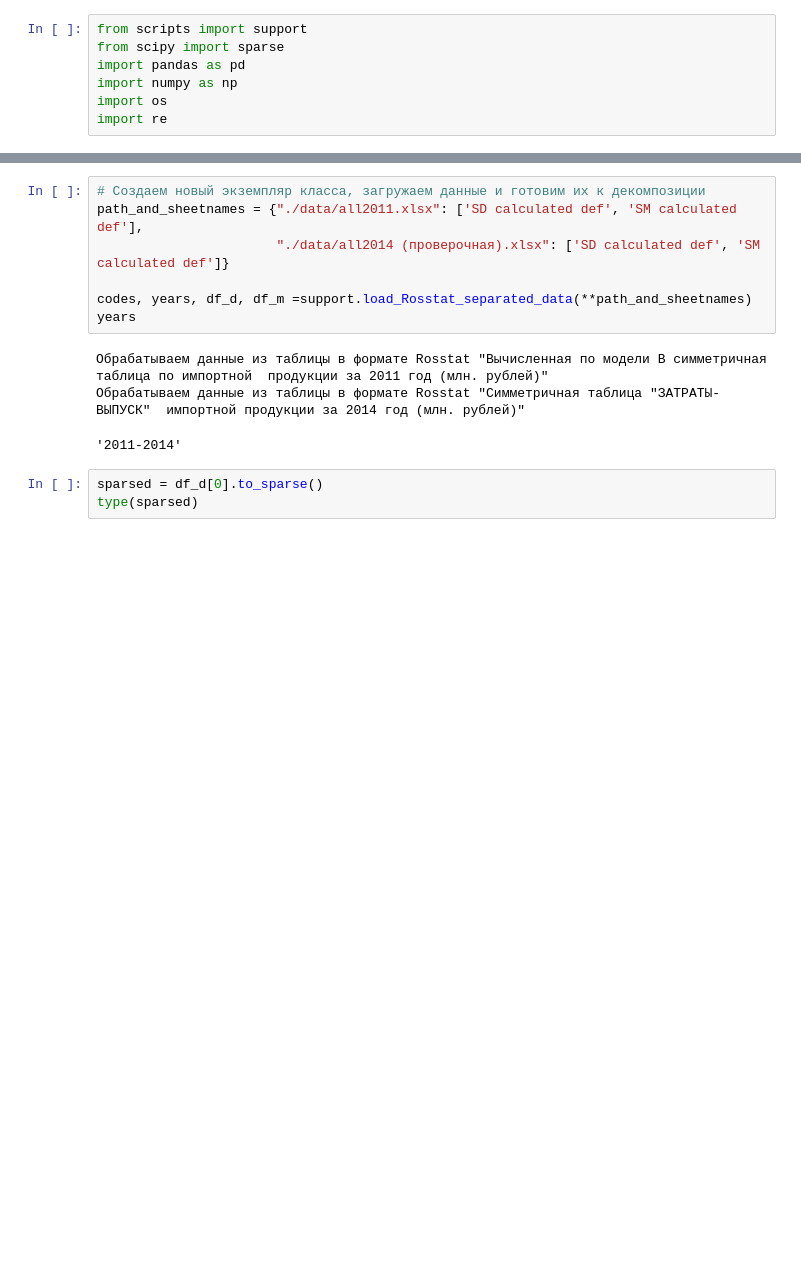
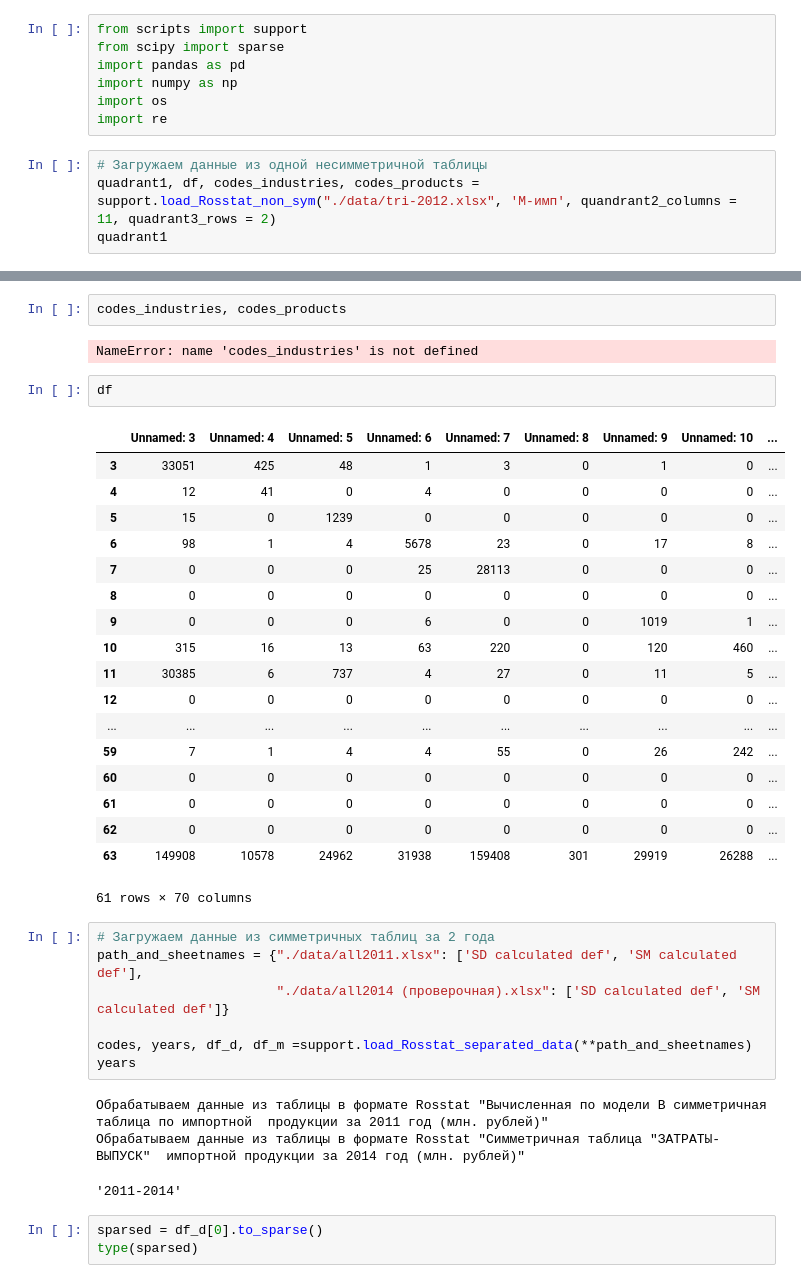
Before and after one commit to Vasyka/Disaggregation, a Jupyter notebook: Test.ipynb, the cells around one changed output, grey strips where cells are left out. Cells and saved outputs as stored; diff of their text form; blank space fills up the shorter version.

Commit message:
input for nonsymmetric tables

```diff
--- a/Test.ipynb
+++ b/Test.ipynb
@@ -5,3 +5,7 @@ import pandas as pd
 import numpy as np
 import os
 import re
+# %%
+# Загружаем данные из одной несимметричной таблицы
+quadrant1, df, codes_industries, codes_products = support.load_Rosstat_non_sym("./data/tri-2012.xlsx", 'М-имп', quandrant2_columns = 11, quadrant3_rows = 2)
+quadrant1
@@ -8,5 +55,30 @@ import re
+# %%
+codes_industries, codes_products
+# %% [output]
+NameError: name 'codes_industries' is not defined
+# %%
+df
+# %% [output]
+|  | Unnamed: 3 | Unnamed: 4 | Unnamed: 5 | Unnamed: 6 | Unnamed: 7 | Unnamed: 8 | Unnamed: 9 | Unnamed: 10 | ... |
+| 3 | 33051 | 425 | 48 | 1 | 3 | 0 | 1 | 0 | ... |
+| 4 | 12 | 41 | 0 | 4 | 0 | 0 | 0 | 0 | ... |
+| 5 | 15 | 0 | 1239 | 0 | 0 | 0 | 0 | 0 | ... |
+| 6 | 98 | 1 | 4 | 5678 | 23 | 0 | 17 | 8 | ... |
+| 7 | 0 | 0 | 0 | 25 | 28113 | 0 | 0 | 0 | ... |
+| 8 | 0 | 0 | 0 | 0 | 0 | 0 | 0 | 0 | ... |
+| 9 | 0 | 0 | 0 | 6 | 0 | 0 | 1019 | 1 | ... |
+| 10 | 315 | 16 | 13 | 63 | 220 | 0 | 120 | 460 | ... |
+| 11 | 30385 | 6 | 737 | 4 | 27 | 0 | 11 | 5 | ... |
+| 12 | 0 | 0 | 0 | 0 | 0 | 0 | 0 | 0 | ... |
+| ... | ... | ... | ... | ... | ... | ... | ... | ... | ... |
+| 59 | 7 | 1 | 4 | 4 | 55 | 0 | 26 | 242 | ... |
+| 60 | 0 | 0 | 0 | 0 | 0 | 0 | 0 | 0 | ... |
+| 61 | 0 | 0 | 0 | 0 | 0 | 0 | 0 | 0 | ... |
+| 62 | 0 | 0 | 0 | 0 | 0 | 0 | 0 | 0 | ... |
+| 63 | 149908 | 10578 | 24962 | 31938 | 159408 | 301 | 29919 | 26288 | ... |
+61 rows × 70 columns
 # %%
-# Создаем новый экземпляр класса, загружаем данные и готовим их к декомпозиции
+# Загружаем данные из симметричных таблиц за 2 года
 path_and_sheetnames = {"./data/all2011.xlsx": ['SD calculated def', 'SM calculated def'],
                        "./data/all2014 (проверочная).xlsx": ['SD calculated def', 'SM calculated def']}
 
```
Also changed, not shown: parts of 2 cells of this notebook.
